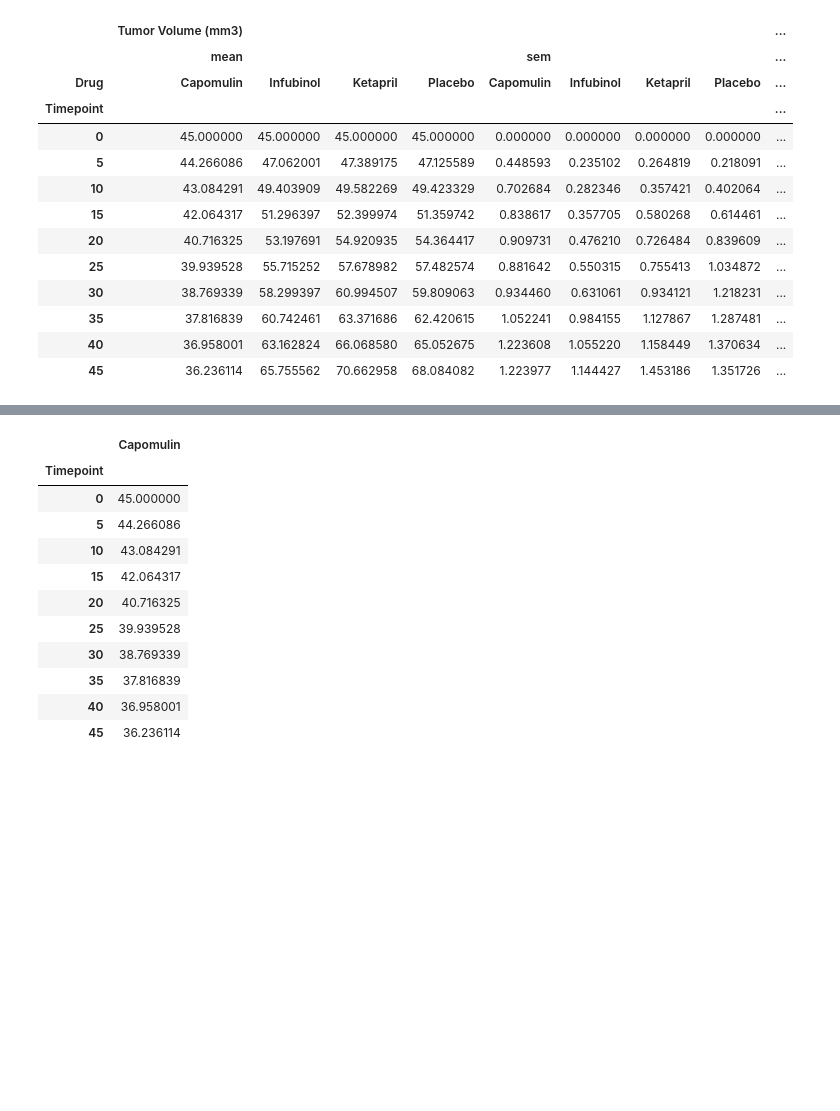
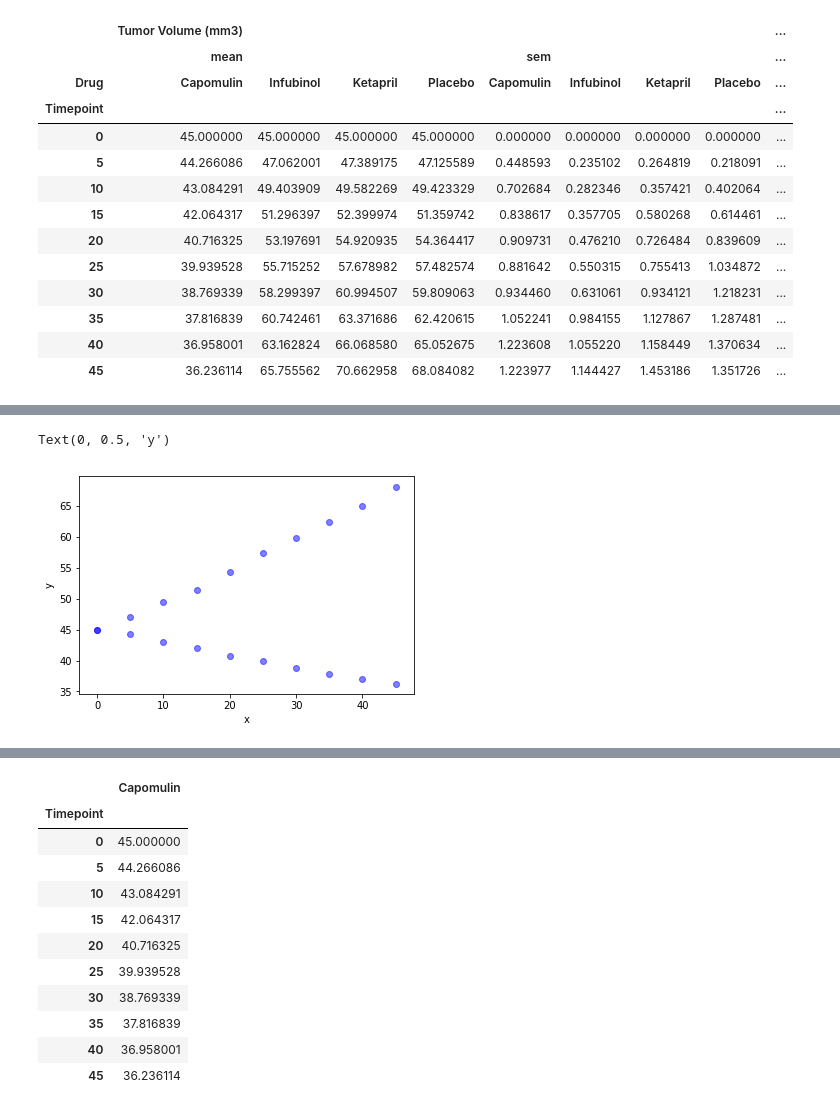
Before and after one commit to bman511/Pymaceuticals, a Jupyter notebook: pymaceuticals.ipynb, the cells around one changed output, grey strips where cells are left out. Saved outputs shown, nothing was run; the diff lists cells and outputs as text; code cells hidden in the pictures; blank space fills up the shorter version.

```diff
--- a/pymaceuticals.ipynb
+++ b/pymaceuticals.ipynb
@@ -150,0 +212,21 @@ unstacked_all
+# %%
+#Plot tumor volume by timepoint
+# tumor_df = unstacked_all['Tumor Volume (mm3)']['mean']['Placebo']
+# tumor_df.plot()
+#matplotlib.pyplot.scatter(x, y, s=None, c=None, marker=None, cmap=None, norm=None, vmin=None, vmax=None, alpha=None, linewidths=None, verts=None, edgecolors=None, *, data=None, **kwargs)
+# plt.scatter(x, y, s=area, c=colors, alpha=0.5)
+# plt.title('Scatter plot pythonspot.com')
+# plt.xlabel('x')
+# plt.ylabel('y')
+# plt.show()
+x_times = unstacked_all.index
+y_vals1 = unstacked_all['Tumor Volume (mm3)']['mean']['Capomulin']
+y_vals2 = unstacked_all['Tumor Volume (mm3)']['mean']['Placebo']
+plt.scatter(x_times, y_vals1, c='b', alpha=0.5)
+plt.scatter(x_times, y_vals2, c='b', alpha=0.5)
+plt.xlabel('x')
+plt.ylabel('y')
+#plt.show()
+# %% [output]
+Text(0, 0.5, 'y')
+[figure, added]
```
Also changed, not shown: parts of 9 cells of this notebook.
